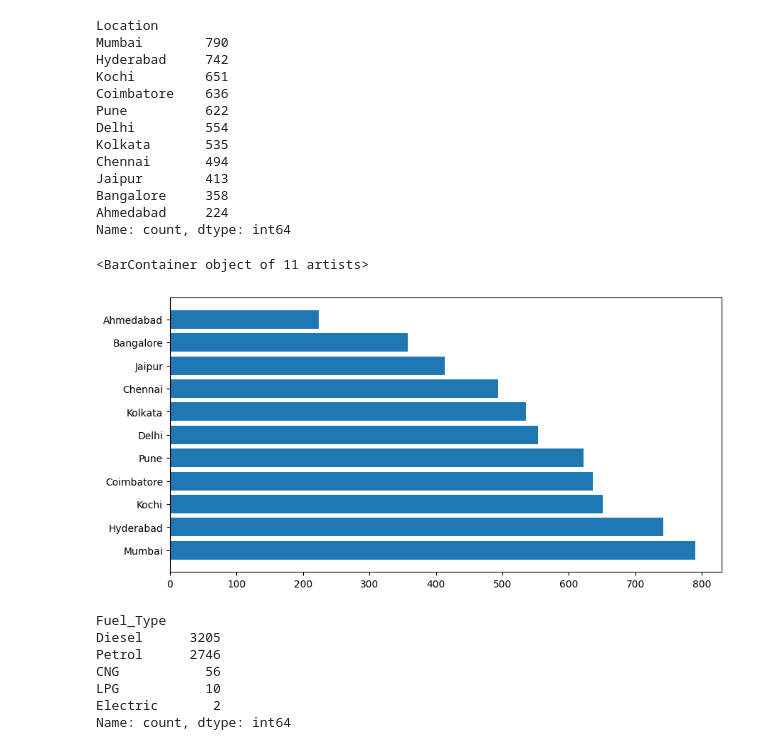
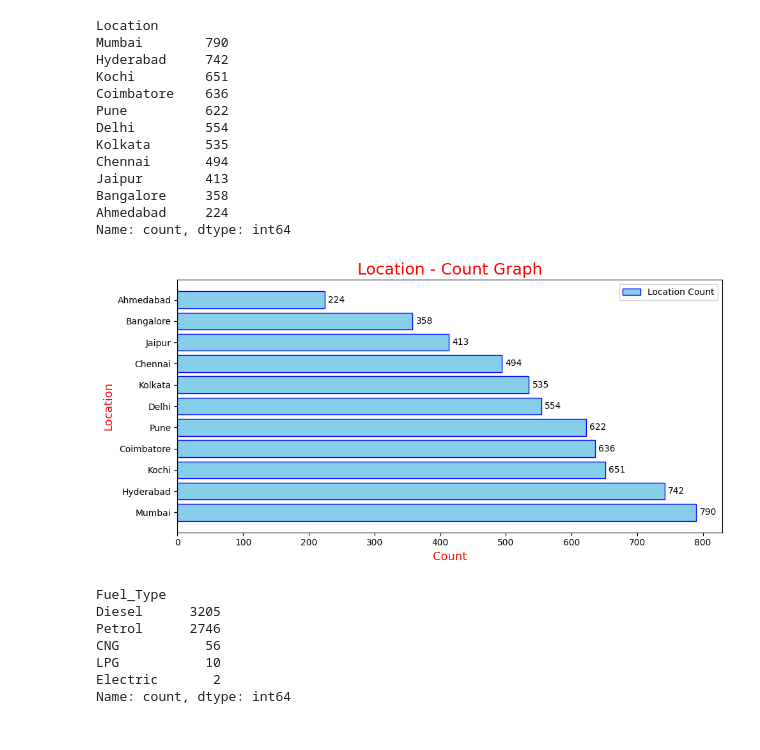
Before and after one commit to asna-v-a/car_price_prediction_using_regression, a Jupyter notebook: car_price_prediction.ipynb, the cells around one changed output. Cells and saved outputs as stored; diff of their text form; code cells hidden in the pictures.

```diff
--- a/car_price_prediction.ipynb
+++ b/car_price_prediction.ipynb
@@ -101,12 +103,21 @@ Jaipur        413
 Bangalore     358
 Ahmedabad     224
 Name: count, dtype: int64
-# %%
-plt.figure(figsize=(10, 5))
-plt.barh(df1.index,df1.values)
-# %% [output]
-<BarContainer object of 11 artists>
-[figure, removed]
+# %%
+plt.figure(figsize=(10, 5))
+plt.barh(df1.index,df1.values,color='skyblue',edgecolor='blue', label='Location Count')
+plt.xlabel("Count",color='red',fontsize='13')
+plt.ylabel("Location",color='red',fontsize='13')
+plt.title("Location - Count Graph",color='red',fontsize='18')
+
+for i, v in enumerate(df1.values):
+    plt.text(v + 5, i, str(v), color='k', fontsize=10, va='center')
+
+plt.legend(loc='upper right')
+plt.tight_layout()
+plt.show()
+# %% [output]
+[figure, added]
 # %%
 df2=df['Fuel_Type'].value_counts()
 df2
```
Also changed, not shown: parts of 69 cells of this notebook.
